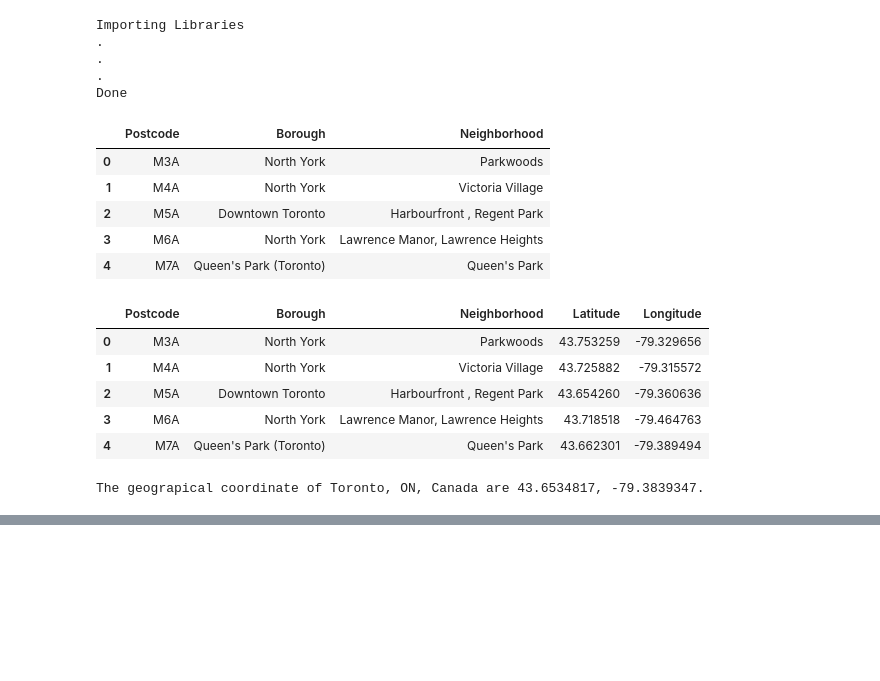
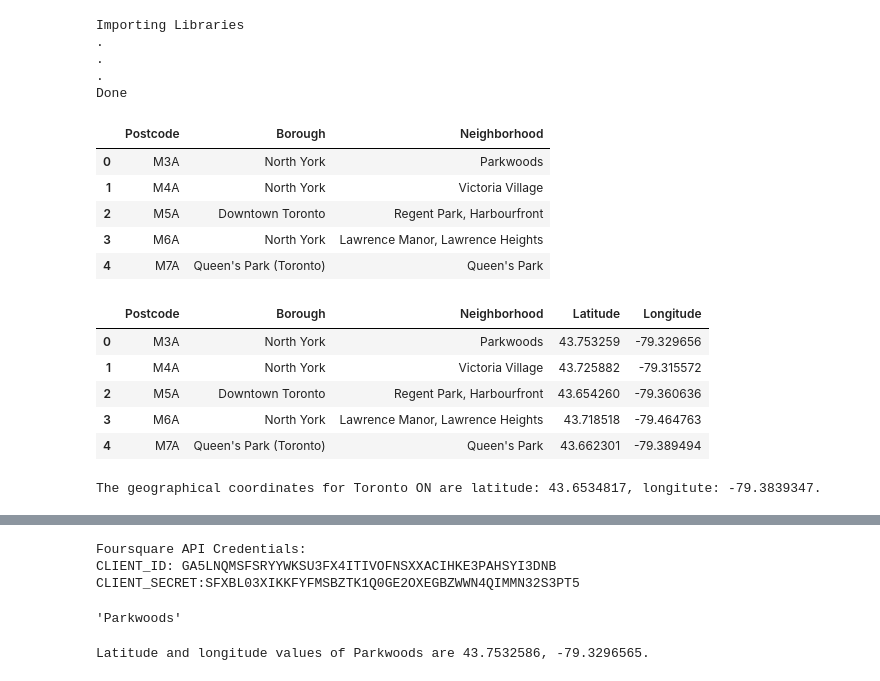
Before and after one commit to personman67/AIFinalProject, a Jupyter notebook: intro.ipynb, the cells around one changed output, grey strips where cells are left out. Cells and saved outputs as stored; diff of their text form; code cells hidden in the pictures; blank space fills up the shorter version.

```diff
--- a/intro.ipynb
+++ b/intro.ipynb
@@ -32,23 +32,26 @@ Importing Libraries
 Done
 # %%
 # downloads and parses data (uses older version of wiki page for proper formatting)
-r = requests.get('https://en.wikipedia.org/w/index.php?title=List_of_postal_codes_of_Canada:_M&oldid=876823784', timeout=5.00)
+r = requests.get(
+    'https://en.wikipedia.org/w/index.php?title=List_of_postal_codes_of_Canada:_M&oldid=876823784', timeout=5.00)
 soup = BeautifulSoup(r.text, 'html.parser')
-table=soup.find('table', attrs={'class':'wikitable sortable'})
+table = soup.find('table', attrs={'class': 'wikitable sortable'})
 
 # retrieves page headers
 headers = table.find_all('th')
 for i, head in enumerate(headers):
-    headers[i] = str(headers[i]).replace("<th>", "").replace("</th>", "").replace("\n", "")
+    headers[i] = str(headers[i]).replace(
+        "<th>", "").replace("</th>", "").replace("\n", "")
 
 
-#finds all elements and skips first in table
+# finds all elements and skips first in table
 rows = table.find_all('tr')
 rows = rows[1:len(rows)]
 
 # used to skip meta symbols and line feeds between rows
 for i, row in enumerate(rows):
-    rows[i] = str(rows[i]).replace("\n</td></tr>", "").replace("<tr>\n<td>", "")
+    rows[i] = str(rows[i]).replace(
+        "\n</td></tr>", "").replace("<tr>\n<td>", "")
 
 # creates dataframe, expands rows, and drops old row
 df = pd.DataFrame(rows)
@@ -60,7 +63,6 @@ df = df.drop(df[(df.Borough == "Not assigned")].index)
 
 # give "Not assigned" Neighborhoods same name as Borough:
 df.Neighbourhood.replace("Not assigned", np.nan, inplace=True)
-
 
 
 # copy Borough value to Neighborhood if NaN:
@@ -76,49 +78,49 @@ df.update(
 
 df.update(
     df.Borough.loc[
         lambda x: x.str.contains('title')
     ].str.extract('title=\"([^\"]*)', expand=False))
 
 # delete Toronto annotation from Neighbourhood:
 df.update(
     df.Neighbourhood.loc[
         lambda x: x.str.contains('Toronto')
     ].str.replace(", Toronto", ""))
 df.update(
     df.Neighbourhood.loc[
         lambda x: x.str.contains('Toronto')
     ].str.replace("\(Toronto\)", ""))
 
 # combine multiple neighborhoods with the same post code
 df2 = pd.DataFrame({'Postcode': df.Postcode.unique()})
 df2['Borough'] = pd.DataFrame(list(set(
     df['Borough'].loc[df['Postcode'] == x['Postcode']])) for i, x in df2.iterrows())
 df2['Neighborhood'] = pd.Series(list(set(
     df['Neighbourhood'].loc[df['Postcode'] == x['Postcode']])) for i, x in df2.iterrows())
 df2['Neighborhood'] = df2['Neighborhood'].apply(lambda x: ', '.join(x))
 df2.dtypes
 
 df2.head()
 # %% [output]
 |  | Postcode | Borough | Neighborhood |
 | 0 | M3A | North York | Parkwoods |
 | 1 | M4A | North York | Victoria Village |
-| 2 | M5A | Downtown Toronto | Harbourfront , Regent Park |
+| 2 | M5A | Downtown Toronto | Regent Park, Harbourfront |
 | 3 | M6A | North York | Lawrence Manor, Lawrence Heights |
 | 4 | M7A | Queen's Park (Toronto) | Queen's Park |
 # %%
-#add Geo-spatial data
-dfll= pd.read_csv(tbd)
-dfll.rename(columns={'Postal Code':'Postcode'}, inplace=True)
+# add Geo-spatial data
+dfll = pd.read_csv("TO_geospatial_data.csv")
+dfll.rename(columns={'Postal Code': 'Postcode'}, inplace=True)
 dfll.set_index("Postcode")
 df2.set_index("Postcode")
-toronto_data=pd.merge(df2, dfll)
+toronto_data = pd.merge(df2, dfll)
 toronto_data.head()
 # %% [output]
 |  | Postcode | Borough | Neighborhood | Latitude | Longitude |
 | 0 | M3A | North York | Parkwoods | 43.753259 | -79.329656 |
 | 1 | M4A | North York | Victoria Village | 43.725882 | -79.315572 |
-| 2 | M5A | Downtown Toronto | Harbourfront , Regent Park | 43.654260 | -79.360636 |
+| 2 | M5A | Downtown Toronto | Regent Park, Harbourfront | 43.654260 | -79.360636 |
 | 3 | M6A | North York | Lawrence Manor, Lawrence Heights | 43.718518 | -79.464763 |
 | 4 | M7A | Queen's Park (Toronto) | Queen's Park | 43.662301 | -79.389494 |
 # %%
@@ -128,9 +130,10 @@ geolocator = Nominatim(user_agent="to_explorer")
 location = geolocator.geocode(address)
 latitude = location.latitude
 longitude = location.longitude
-print('The geograpical coordinate of Toronto, ON, Canada are {}, {}.'.format(latitude, longitude))
+print('The geographical coordinates for Toronto ON are latitude: {}, longitute: {}.'.format(
+    latitude, longitude))
 # %% [output]
-The geograpical coordinate of Toronto, ON, Canada are 43.6534817, -79.3839347.
+The geographical coordinates for Toronto ON are latitude: 43.6534817, longitute: -79.3839347.
 # %%
 # create map of New York using latitude and longitude values
 map_toronto = folium.Map(location=[latitude, longitude], zoom_start=10)
@@ -152,3 +155,33 @@ for lat, lng, borough, neighborhood in zip(toronto_data['Latitude'], toronto_dat
 map_toronto
 # %% [output]
 [interactive output not drawn]
+# %%
+CLIENT_ID = 'GA5LNQMSFSRYYWKSU3FX4ITIVOFNSXXACIHKE3PAHSYI3DNB'  # your Foursquare ID
+# your Foursquare Secret
+CLIENT_SECRET = 'SFXBL03XIKKFYFMSBZTK1Q0GE2OXEGBZWWN4QIMMN32S3PT5'
+VERSION = '20220409'  # Foursquare API version
+
+print('Foursquare API Credentials:')
+print('CLIENT_ID: ' + CLIENT_ID)
+print('CLIENT_SECRET:' + CLIENT_SECRET)
+# %% [output]
+Foursquare API Credentials:
+CLIENT_ID: GA5LNQMSFSRYYWKSU3FX4ITIVOFNSXXACIHKE3PAHSYI3DNB
+CLIENT_SECRET:SFXBL03XIKKFYFMSBZTK1Q0GE2OXEGBZWWN4QIMMN32S3PT5
+# %%
+toronto_data.loc[0, 'Neighborhood']
+# %% [output]
+'Parkwoods'
+# %%
+# neighborhood latitude value
+neighborhood_latitude = toronto_data.loc[0, 'Latitude']
+# neighborhood longitude value
+neighborhood_longitude = toronto_data.loc[0, 'Longitude']
+
+neighborhood_name = toronto_data.loc[0, 'Neighborhood']  # neighborhood name
+
+print('Latitude and longitude values of {} are {}, {}.'.format(neighborhood_name,
+                                                               neighborhood_latitude,
+                                                               neighborhood_longitude))
+# %% [output]
+Latitude and longitude values of Parkwoods are 43.7532586, -79.3296565.
```
Also changed, not shown: parts of 1 cell of this notebook, 4 other files.
